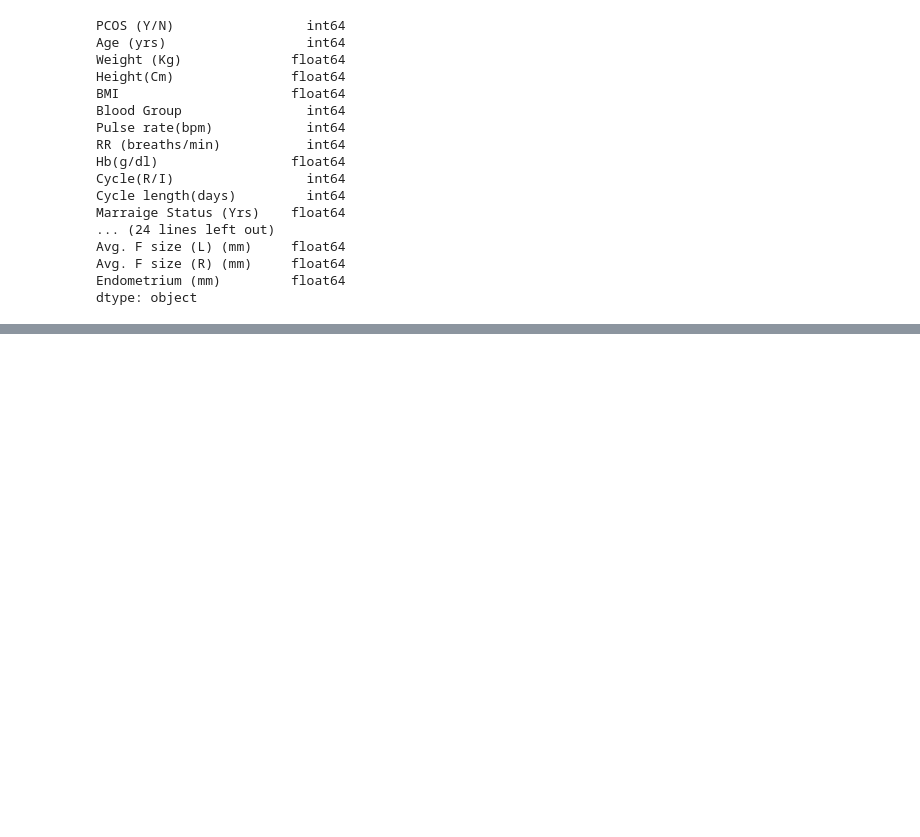
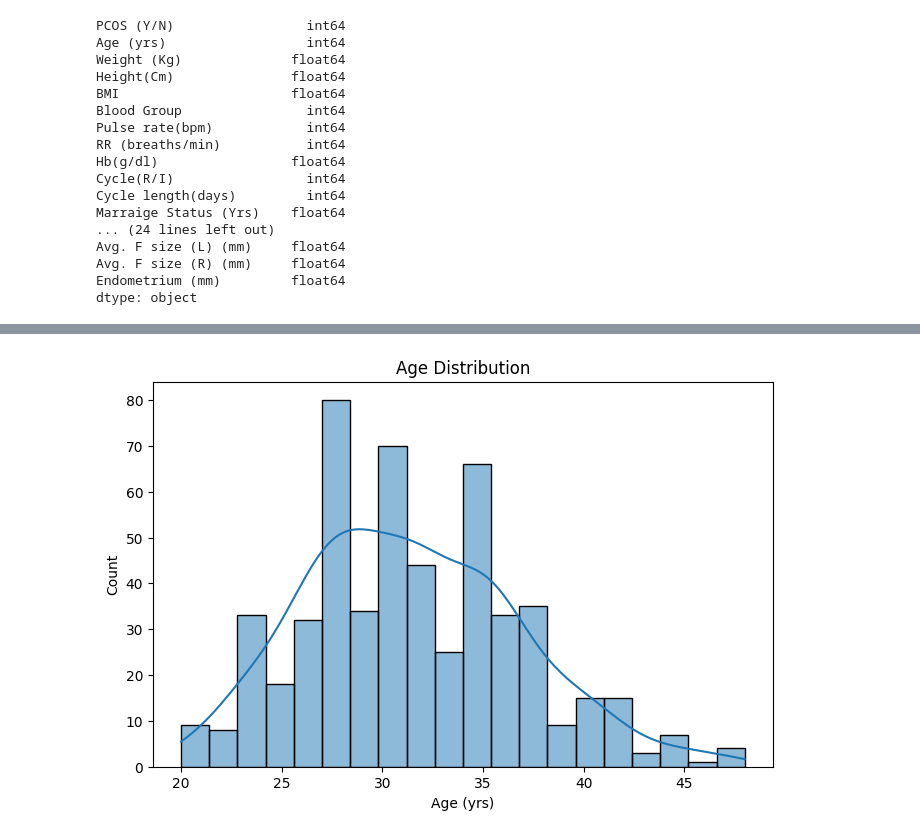
Before and after one commit to ananyaa0518/OvaPredict, a Jupyter notebook: notebook/eda.ipynb, the cells around one changed output, grey strips where cells are left out. Drawn from its saved outputs; the diff is of its cells as text; code cells hidden in the pictures; blank space fills up the shorter version.

```diff
--- a/notebook/eda.ipynb
+++ b/notebook/eda.ipynb
@@ -175,0 +185,8 @@ dtype: object
+# %%
+plt.figure(figsize=(8,5))
+sns.histplot(df['Age (yrs)'], bins=20, kde=True)
+plt.title('Age Distribution')
+plt.savefig('../reports/age_distribution.png', bbox_inches='tight')
+plt.show()
+# %% [output]
+[figure, added]
```
Also changed, not shown: parts of 7 cells of this notebook, 10 other files.
